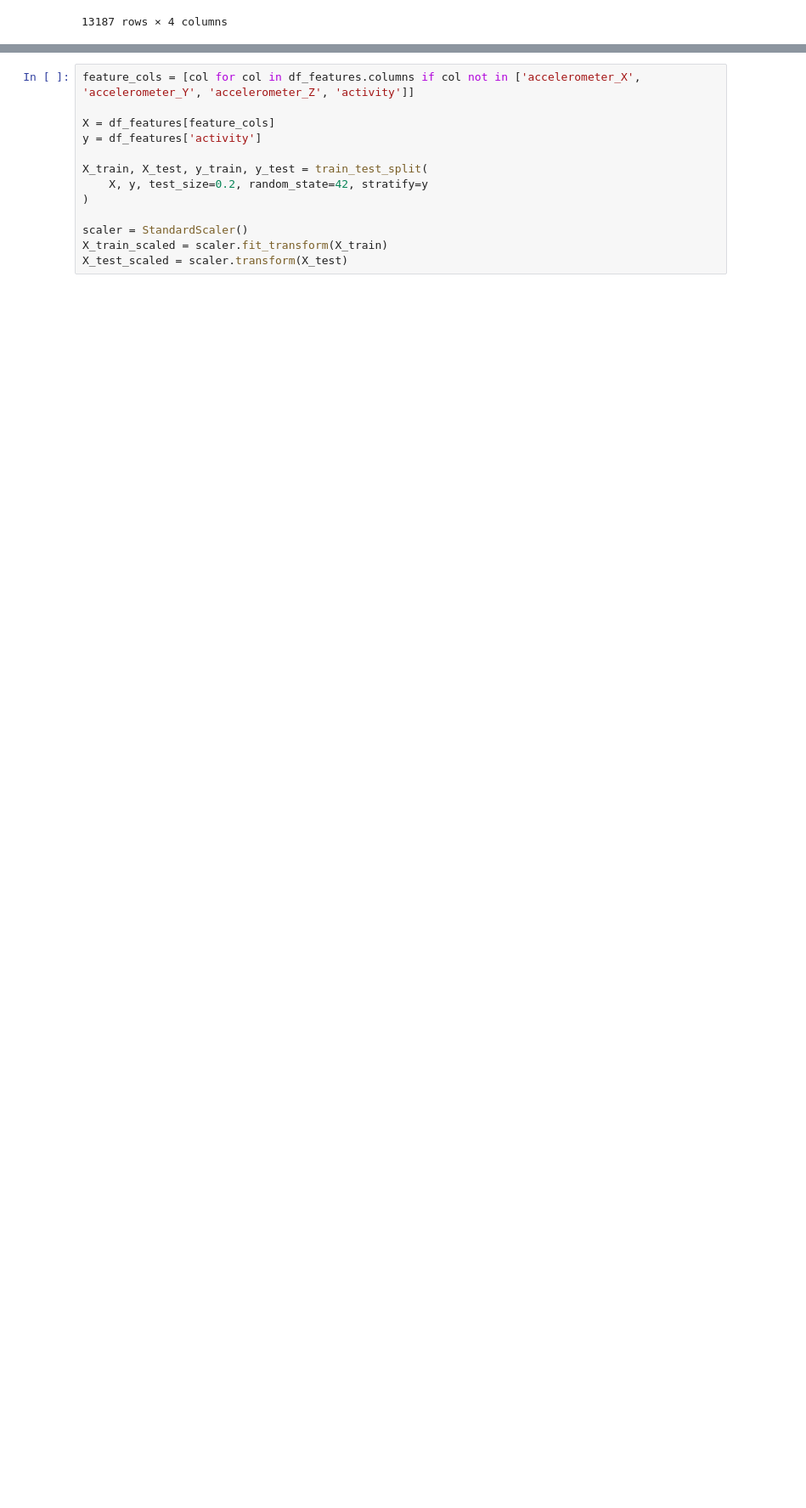
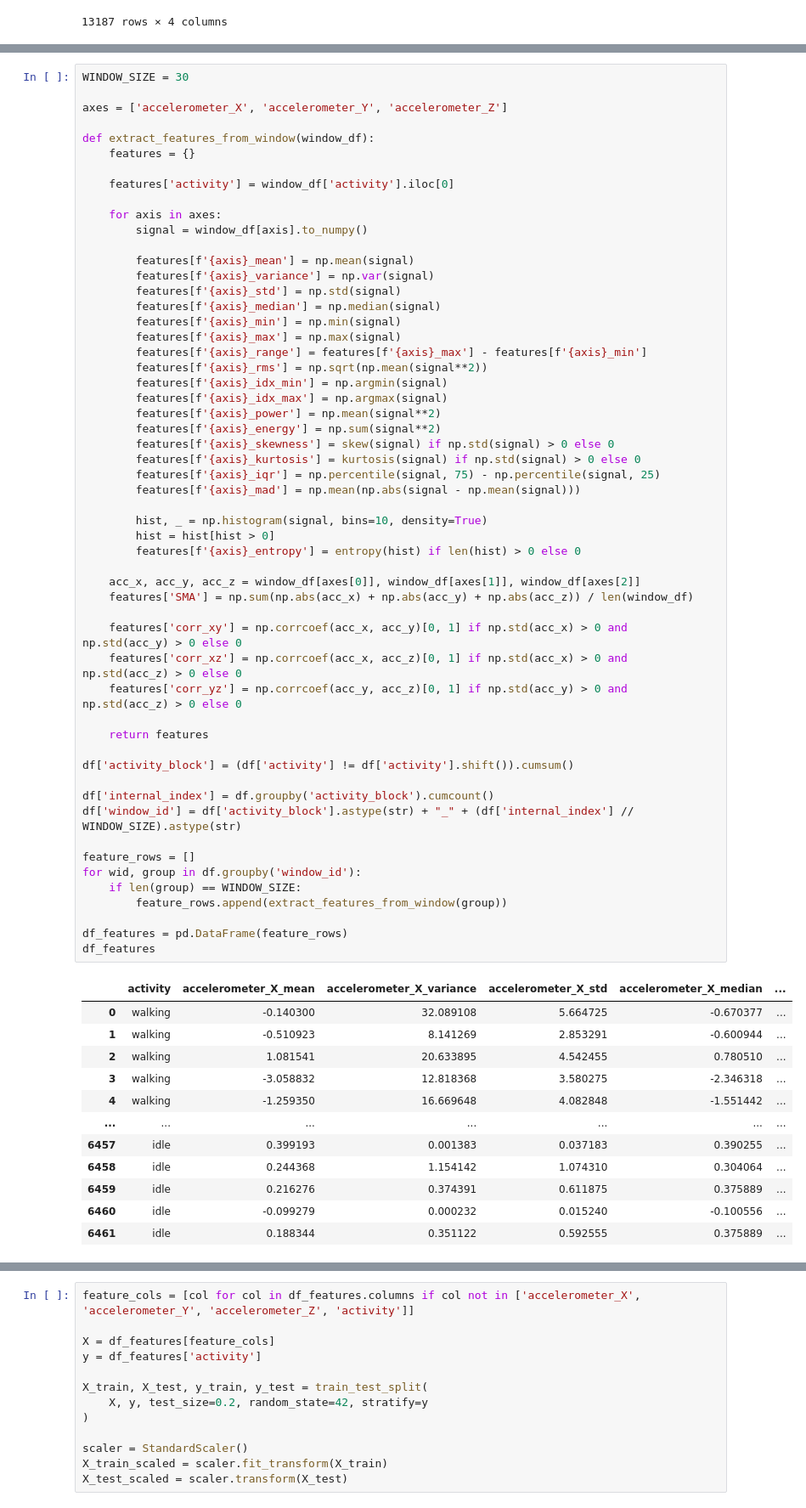
Before and after one commit to Psyche-1/goit-ds-hw, a Jupyter notebook: Hw5.ipynb, the cells around one changed output, grey strips where cells are left out. Shown at 85% size. Saved outputs shown, nothing was run; the diff lists cells and outputs as text; blank space fills up the shorter version.

```diff
--- a/Hw5.ipynb
+++ b/Hw5.ipynb
@@ -131,0 +100,68 @@ df_features
+# %%
+WINDOW_SIZE = 30
+
+axes = ['accelerometer_X', 'accelerometer_Y', 'accelerometer_Z']
+
+def extract_features_from_window(window_df):
+    features = {}
+
+    features['activity'] = window_df['activity'].iloc[0]
+
+    for axis in axes:
+        signal = window_df[axis].to_numpy()
+
+        features[f'{axis}_mean'] = np.mean(signal)
+        features[f'{axis}_variance'] = np.var(signal)
+        features[f'{axis}_std'] = np.std(signal)
+        features[f'{axis}_median'] = np.median(signal)
+        features[f'{axis}_min'] = np.min(signal)
+        features[f'{axis}_max'] = np.max(signal)
+        features[f'{axis}_range'] = features[f'{axis}_max'] - features[f'{axis}_min']
+        features[f'{axis}_rms'] = np.sqrt(np.mean(signal**2))
+        features[f'{axis}_idx_min'] = np.argmin(signal)
+        features[f'{axis}_idx_max'] = np.argmax(signal)
+        features[f'{axis}_power'] = np.mean(signal**2)
+        features[f'{axis}_energy'] = np.sum(signal**2)
+        features[f'{axis}_skewness'] = skew(signal) if np.std(signal) > 0 else 0
+        features[f'{axis}_kurtosis'] = kurtosis(signal) if np.std(signal) > 0 else 0
+        features[f'{axis}_iqr'] = np.percentile(signal, 75) - np.percentile(signal, 25)
+        features[f'{axis}_mad'] = np.mean(np.abs(signal - np.mean(signal)))
+
+        hist, _ = np.histogram(signal, bins=10, density=True)
+        hist = hist[hist > 0]
+        features[f'{axis}_entropy'] = entropy(hist) if len(hist) > 0 else 0
+
+    acc_x, acc_y, acc_z = window_df[axes[0]], window_df[axes[1]], window_df[axes[2]]
+    features['SMA'] = np.sum(np.abs(acc_x) + np.abs(acc_y) + np.abs(acc_z)) / len(window_df)
+
+    features['corr_xy'] = np.corrcoef(acc_x, acc_y)[0, 1] if np.std(acc_x) > 0 and np.std(acc_y) > 0 else 0
+    features['corr_xz'] = np.corrcoef(acc_x, acc_z)[0, 1] if np.std(acc_x) > 0 and np.std(acc_z) > 0 else 0
+    features['corr_yz'] = np.corrcoef(acc_y, acc_z)[0, 1] if np.std(acc_y) > 0 and np.std(acc_z) > 0 else 0
+
+    return features
+
+df['activity_block'] = (df['activity'] != df['activity'].shift()).cumsum()
+
+df['internal_index'] = df.groupby('activity_block').cumcount()
+df['window_id'] = df['activity_block'].astype(str) + "_" + (df['internal_index'] // WINDOW_SIZE).astype(str)
+
+feature_rows = []
+for wid, group in df.groupby('window_id'):
+    if len(group) == WINDOW_SIZE:
+        feature_rows.append(extract_features_from_window(group))
+
+df_features = pd.DataFrame(feature_rows)
+df_features
+# %% [output]
+|  | activity | accelerometer_X_mean | accelerometer_X_variance | accelerometer_X_std | accelerometer_X_median | ... |
+| 0 | walking | -0.140300 | 32.089108 | 5.664725 | -0.670377 | ... |
+| 1 | walking | -0.510923 | 8.141269 | 2.853291 | -0.600944 | ... |
+| 2 | walking | 1.081541 | 20.633895 | 4.542455 | 0.780510 | ... |
+| 3 | walking | -3.058832 | 12.818368 | 3.580275 | -2.346318 | ... |
+| 4 | walking | -1.259350 | 16.669648 | 4.082848 | -1.551442 | ... |
+| ... | ... | ... | ... | ... | ... | ... |
+| 6457 | idle | 0.399193 | 0.001383 | 0.037183 | 0.390255 | ... |
+| 6458 | idle | 0.244368 | 1.154142 | 1.074310 | 0.304064 | ... |
+| 6459 | idle | 0.216276 | 0.374391 | 0.611875 | 0.375889 | ... |
+| 6460 | idle | -0.099279 | 0.000232 | 0.015240 | -0.100556 | ... |
+| 6461 | idle | 0.188344 | 0.351122 | 0.592555 | 0.375889 | ... |
```
Also changed, not shown: parts of 9 cells of this notebook.
